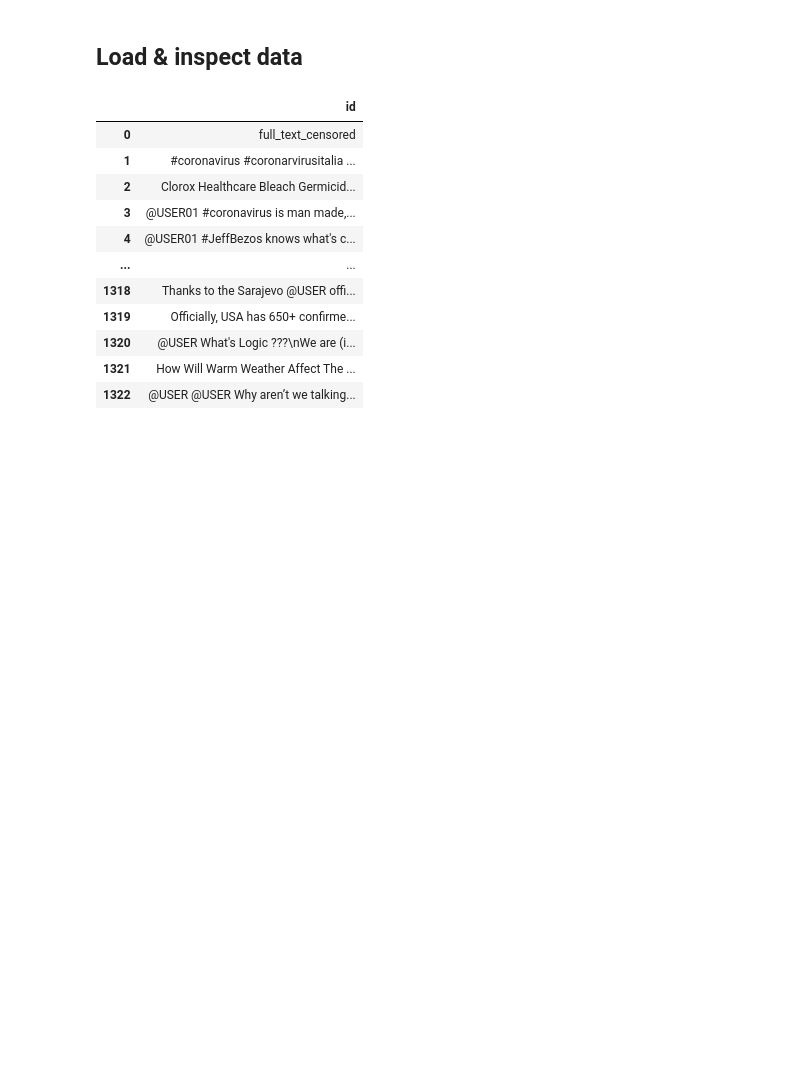
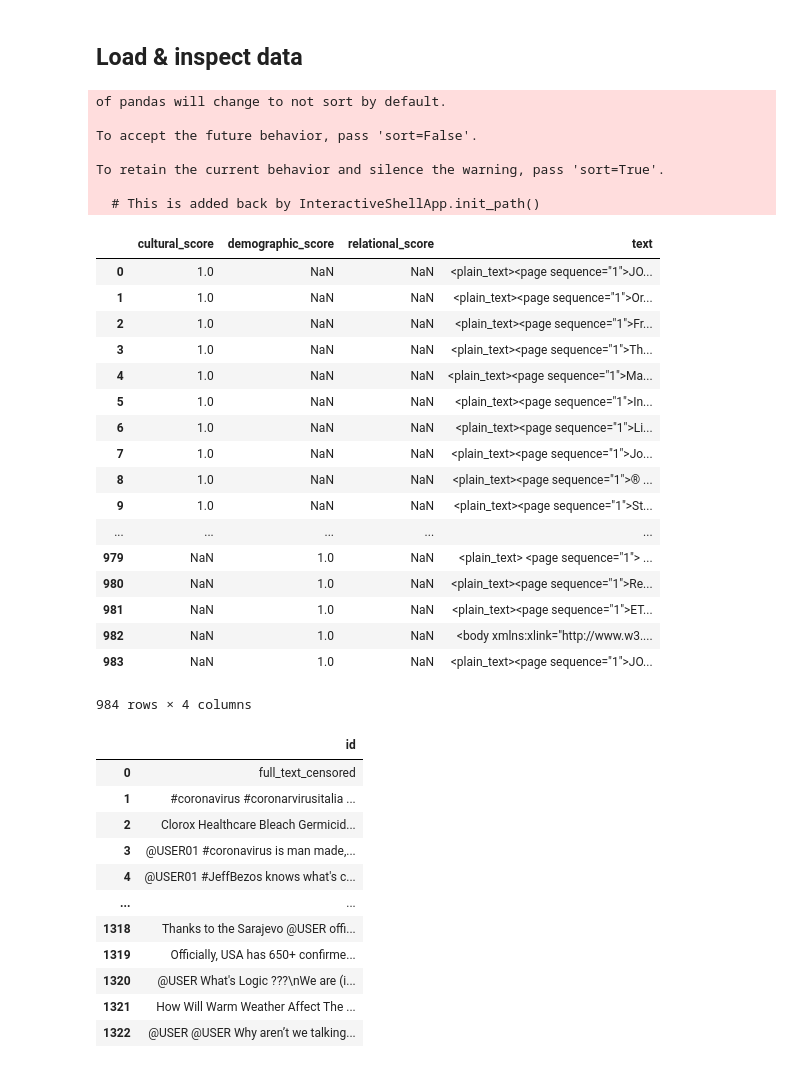
Before and after one commit to h2researchgroup/classification, a Jupyter notebook: modeling/sample_articles_with_models.ipynb, the cells around one changed output. Cells and saved outputs as stored; diff of their text form; code cells hidden in the pictures; blank space fills up the shorter version.

Commit message:
updated header and file paths from twitter version

```diff
--- a/modeling/sample_tweets_with_models.ipynb
+++ b/modeling/sample_articles_with_models.ipynb
@@ -157,6 +173,45 @@ def read_tweets (dirname,
     return df
 # %% [markdown]
 ## Load & inspect data
+# %%
+######################################################
+# Load previously labeled data for duplicate check
+######################################################
+
+coded_cult = quickpickle_load(training_cult_raw_fp)
+coded_relt = quickpickle_load(training_relt_raw_fp)
+coded_demog = quickpickle_load(training_demog_raw_fp)
+
+previous_dfs = [coded_cult, coded_relt, coded_demog]
+
+previous_ids = pd.concat(previous_dfs, ignore_index = True)
+previous_ids
+# %% [output]
+of pandas will change to not sort by default.
+
+To accept the future behavior, pass 'sort=False'.
+
+To retain the current behavior and silence the warning, pass 'sort=True'.
+
+  # This is added back by InteractiveShellApp.init_path()
+|  | cultural_score | demographic_score | relational_score | text |
+| 0 | 1.0 | NaN | NaN | <plain_text><page sequence="1">JO... |
+| 1 | 1.0 | NaN | NaN | <plain_text><page sequence="1">Or... |
+| 2 | 1.0 | NaN | NaN | <plain_text><page sequence="1">Fr... |
+| 3 | 1.0 | NaN | NaN | <plain_text><page sequence="1">Th... |
+| 4 | 1.0 | NaN | NaN | <plain_text><page sequence="1">Ma... |
+| 5 | 1.0 | NaN | NaN | <plain_text><page sequence="1">In... |
+| 6 | 1.0 | NaN | NaN | <plain_text><page sequence="1">Li... |
+| 7 | 1.0 | NaN | NaN | <plain_text><page sequence="1">Jo... |
+| 8 | 1.0 | NaN | NaN | <plain_text><page sequence="1">® ... |
+| 9 | 1.0 | NaN | NaN | <plain_text><page sequence="1">St... |
+| ... | ... | ... | ... | ... |
+| 979 | NaN | 1.0 | NaN | <plain_text> <page sequence="1"> ... |
+| 980 | NaN | 1.0 | NaN | <plain_text><page sequence="1">Re... |
+| 981 | NaN | 1.0 | NaN | <plain_text><page sequence="1">ET... |
+| 982 | NaN | 1.0 | NaN | <body xmlns:xlink="http://www.w3.... |
+| 983 | NaN | 1.0 | NaN | <plain_text><page sequence="1">JO... |
+984 rows × 4 columns
 # %%
 ######################################################
 # Load ML models for classifying COVID-19 myths in tweets
```
Also changed, not shown: parts of 8 cells of this notebook.
